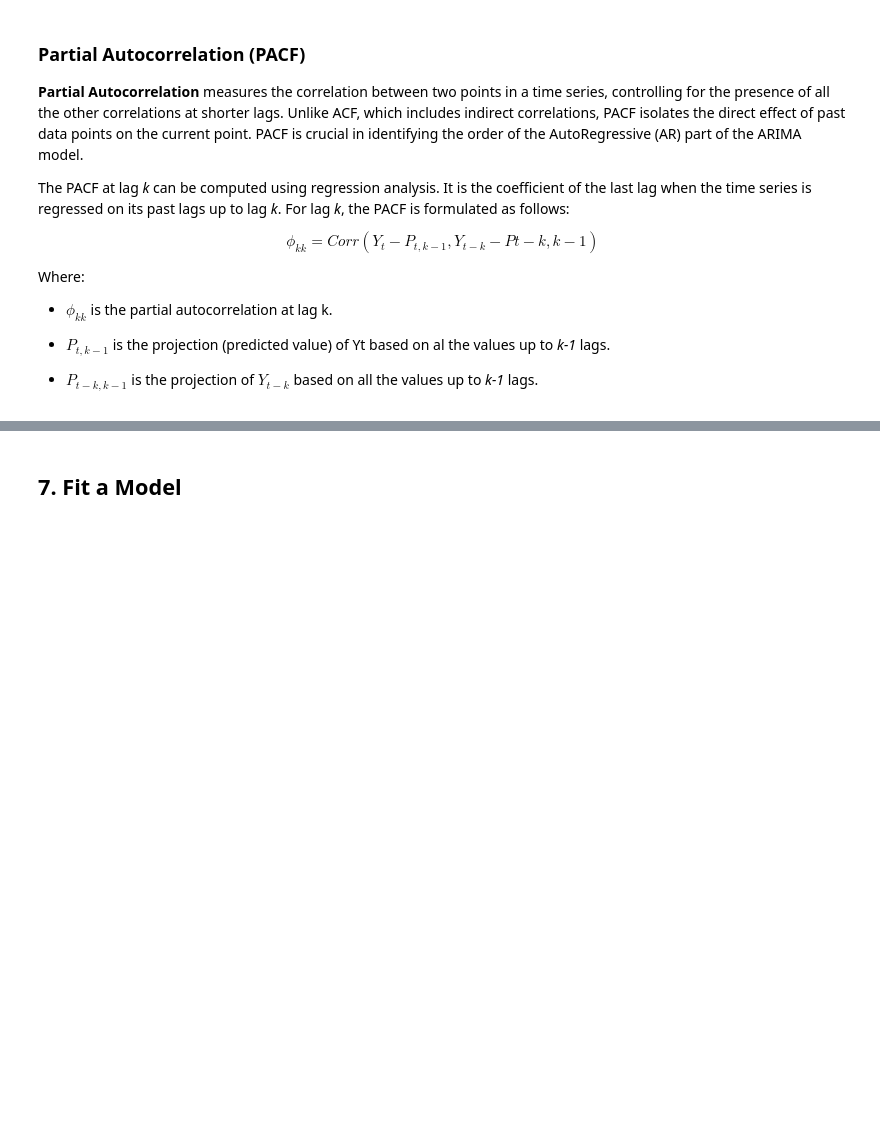
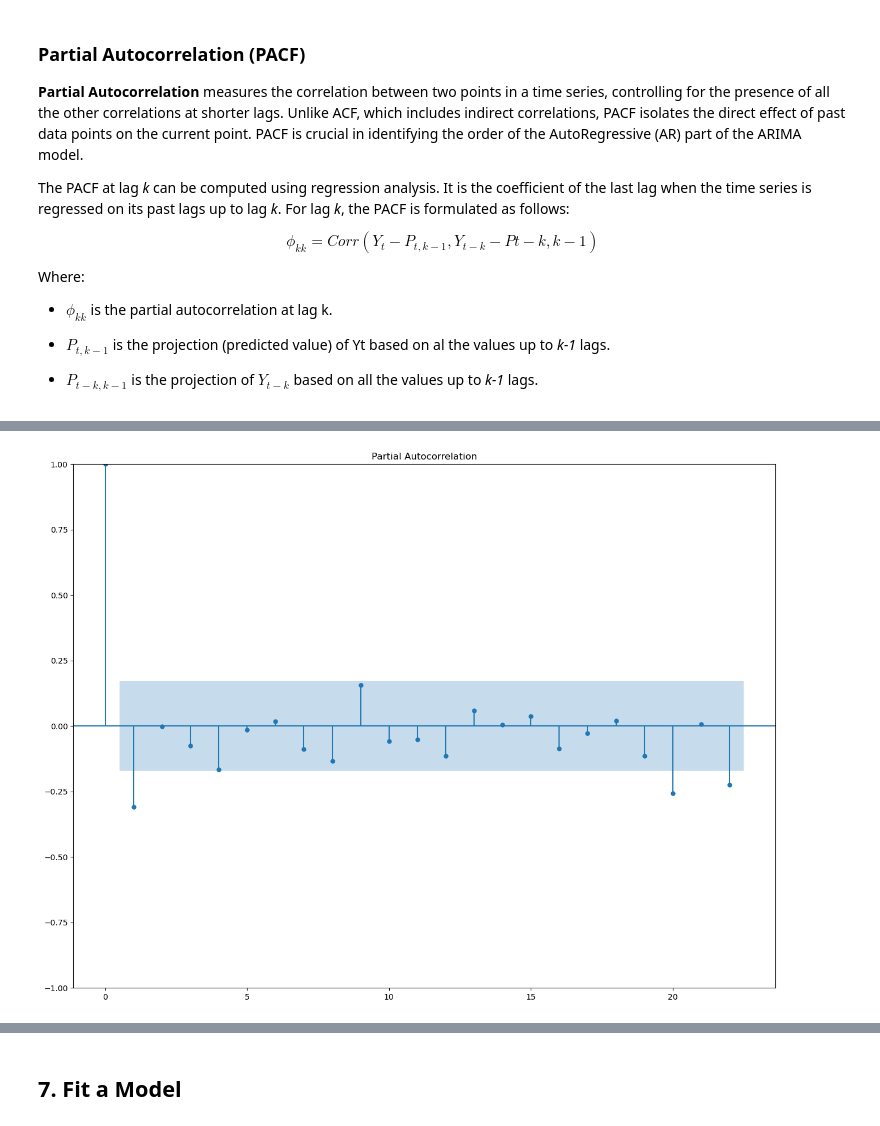
Before and after one commit to nicolasbp87/time_series, a Jupyter notebook: TIME_SERIES_ANALYSIS_INTRODUCTION.ipynb, the cells around one changed output, grey strips where cells are left out. Saved outputs shown, nothing was run; the diff lists cells and outputs as text; code cells hidden in the pictures; blank space fills up the shorter version.

```diff
--- a/TIME_SERIES_ANALYSIS_INTRODUCTION.ipynb
+++ b/TIME_SERIES_ANALYSIS_INTRODUCTION.ipynb
@@ -591,0 +590,5 @@ plt.show()
+# %%
+plot_pacf(df.detrended.dropna())
+plt.show()
+# %% [output]
+[figure, added]
```
Also changed, not shown: parts of 20 cells of this notebook.
